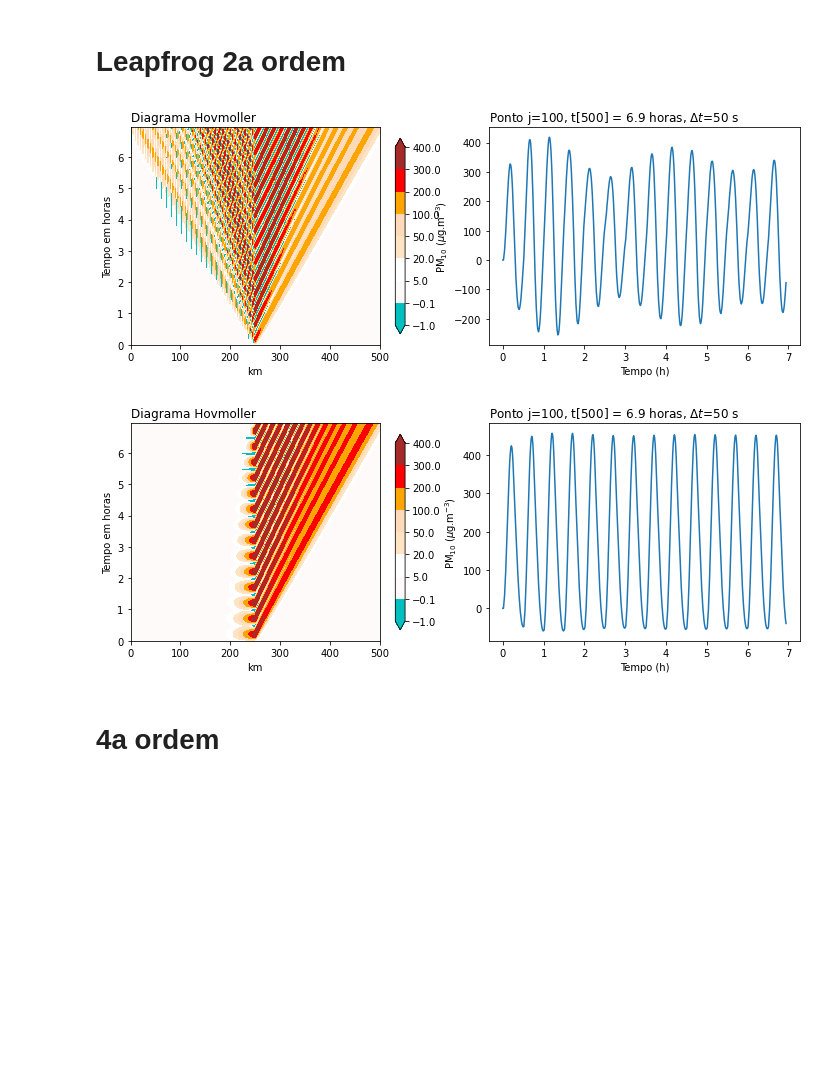
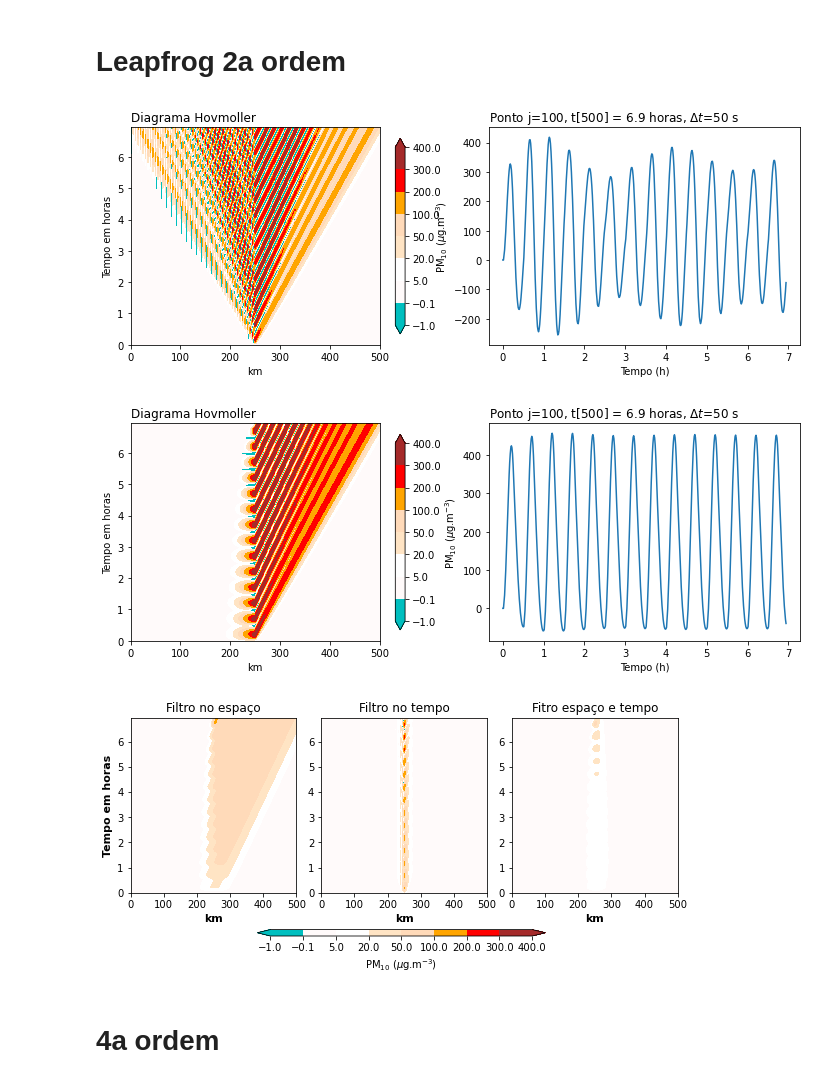
Before and after one commit to adelgadop/Modelagem, a Jupyter notebook: Exercicio_2/Adv_filtro.ipynb, the cells around one changed output. Saved outputs shown, nothing was run; the diff lists cells and outputs as text; code cells hidden in the pictures; blank space fills up the shorter version.

```diff
--- a/Exercicio_2/Adv_filtro.ipynb
+++ b/Exercicio_2/Adv_filtro.ipynb
@@ -58,23 +58,58 @@ hovm(X, T, C, ylabel, "ordem1", n, dt, t, fonte=True, levels=levels)
 # %%
 # Condições do exercício
 # ----------------------
 C_l = np.zeros((Nx, Nt))
 C_lf = C_l.copy()
+C_lf_all_space = C_l.copy()
+C_lf_all_time = C_l.copy()
+C_lf_all_both = C_l.copy()
+C_lf_all = {'space':C_lf_all_space, 'time':C_lf_all_time, 'both':C_lf_all_both}
 F = C_l.copy()
+bools = {'space':[True, False], 'time': [False, True], 'both':[True, True]}
+names ={'space':'Filtro no espaço', 'time':'Filtro no tempo', 'both':"Fitro espaço e tempo"}
+colores = ['c','snow','w','bisque', 'peachpuff','orange', 'red', 'brown']
 
 levels=[-1,-.1,5,20,50,100,200, 300, 400]
 
 for n in range(1, Nt):
     F[100,n-1] = wave(t,n-1)
     C_l = leap2(C_l, n, CFL, dt, F, f_space=False, f_time = False, alfa=0.105)
 
     C_lf = leap2(C_lf, n, CFL, dt, F, f_space=True, f_time=True)
+    for k in C_lf_all.keys():
+        C_lf_all[k] = leap2(C_lf_all[k], n, CFL, dt, F, f_space=False, f_time=False)
+        C_lf_all[k] = filtro_all(C_lf_all[k], alfa=0.105, f_space=bools[k][0], f_time=bools[k][1])
+
 
 hovm(X, T, C_l, ylabel, "leapfrog2", n, dt, t, fonte=True, levels=levels)
 hovm(X, T, C_lf, ylabel, "leapfrog2-f", n, dt, t, fonte=True, levels=levels)
+
+# ------------------------------------------
+fig = plt.figure(figsize=[8,3], facecolor='w')
+plt.subplots_adjust(bottom=0.15, top=0.96, left=0.04, right=0.99,
+                    wspace=0.15, hspace=0.27) # horizontal & vertical spaces, respectively
+nrows, ncols = 1, 3
+
+for i, k in zip(range(1, 4), C_lf_all.keys()):
+    plt.subplot(nrows, ncols, i)
+    im = plt.contourf(X/1000, T/3600, C_lf_all[k], levels, origin='lower', extend='both', colors=colores)
+    plt.title(names[k])
+
+    if i% ncols == 1: # Add ylabel for the very left subplots
+        plt.ylabel('Tempo em horas', fontsize=11, fontweight='bold')
+    if i > ncols*(nrows-1): # Add xlabel for the bottom row subplots
+        plt.xlabel('km', fontsize=11, fontweight='bold')
+
+# Add a colorbar at the bottom:
+cax = fig.add_axes([0.26, -0.05, 0.5, 0.03])
+cb = fig.colorbar(im, cax=cax, orientation="horizontal",shrink=1)
+cb.ax.tick_params(labelsize=10)
+cb.set_label(label=ylabel, color = 'k', size=10)
+fig.savefig("fig/lf_all.png", dpi=400, format='png', bbox_inches='tight', facecolor='w')
 # %% [output]
 [figure]
 [figure]
+[figure, added]
 # %% [markdown]
 # 4a ordem
 # %%
```
Also changed, not shown: 5 other files.
